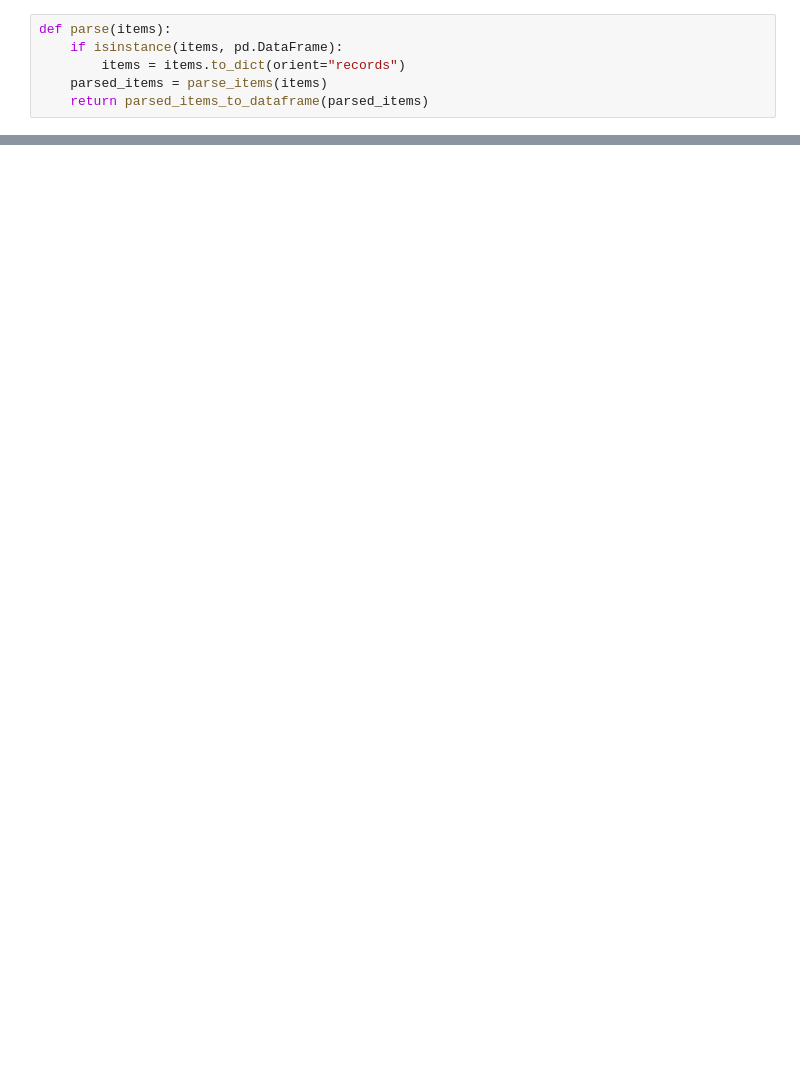
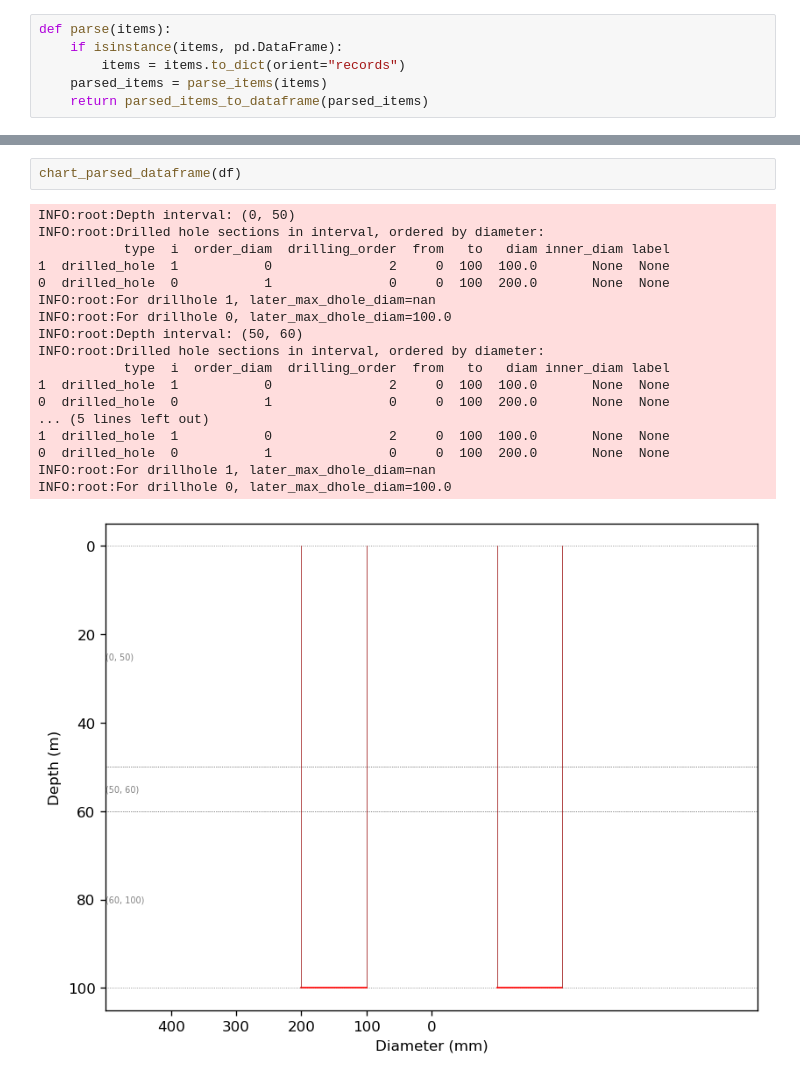
Before and after one commit to kinverarity1/well-schematics, a Jupyter notebook: notebooks/dev simple model.ipynb, the cells around one changed output, grey strips where cells are left out. Cells and saved outputs as stored; diff of their text form; blank space fills up the shorter version.

```diff
--- a/notebooks/dev simple model.ipynb
+++ b/notebooks/dev simple model.ipynb
@@ -230,0 +229,21 @@ Text(0, 0.5, 'Depth (m)')
+# %%
+chart_parsed_dataframe(df)
+# %% [output]
+INFO:root:Depth interval: (0, 50)
+INFO:root:Drilled hole sections in interval, ordered by diameter:
+           type  i  order_diam  drilling_order  from   to   diam inner_diam label
+1  drilled_hole  1           0               2     0  100  100.0       None  None
+0  drilled_hole  0           1               0     0  100  200.0       None  None
+INFO:root:For drillhole 1, later_max_dhole_diam=nan
+INFO:root:For drillhole 0, later_max_dhole_diam=100.0
+INFO:root:Depth interval: (50, 60)
+INFO:root:Drilled hole sections in interval, ordered by diameter:
+           type  i  order_diam  drilling_order  from   to   diam inner_diam label
+1  drilled_hole  1           0               2     0  100  100.0       None  None
+0  drilled_hole  0           1               0     0  100  200.0       None  None
+... (5 lines left out)
+1  drilled_hole  1           0               2     0  100  100.0       None  None
+0  drilled_hole  0           1               0     0  100  200.0       None  None
+INFO:root:For drillhole 1, later_max_dhole_diam=nan
+INFO:root:For drillhole 0, later_max_dhole_diam=100.0
+[figure, added]
```
Also changed, not shown: parts of 8 cells of this notebook, 1 other file.
